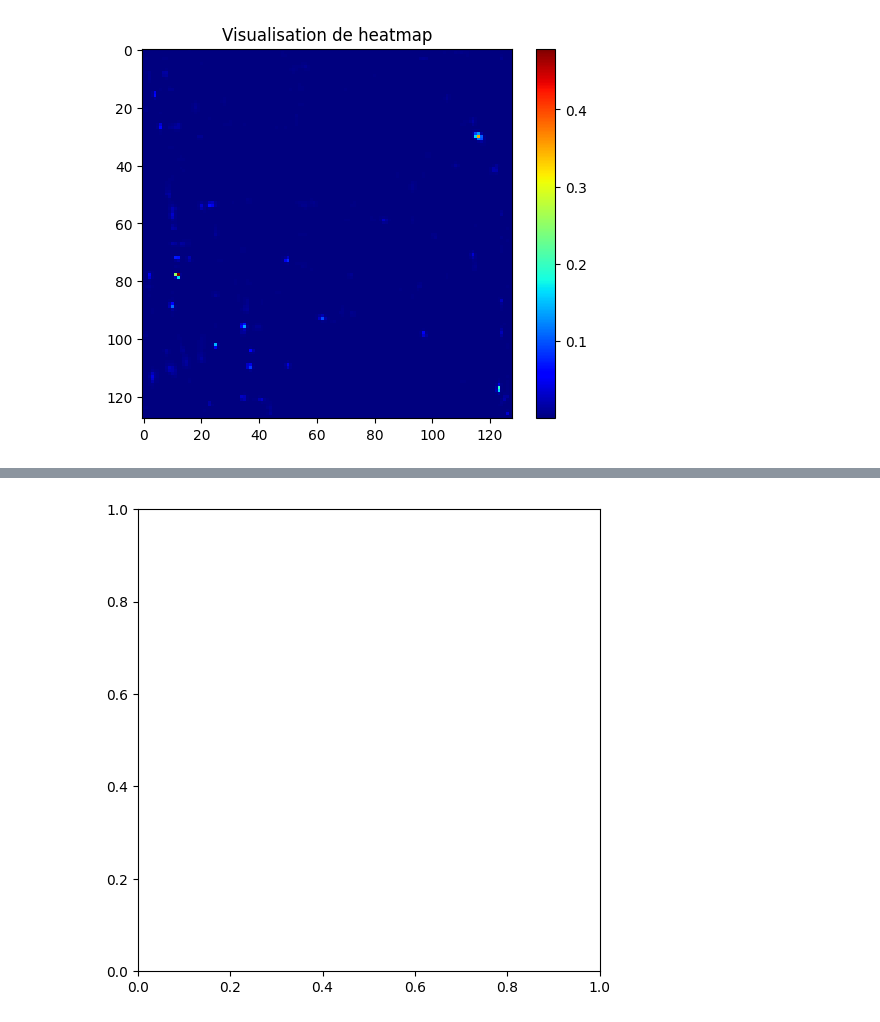
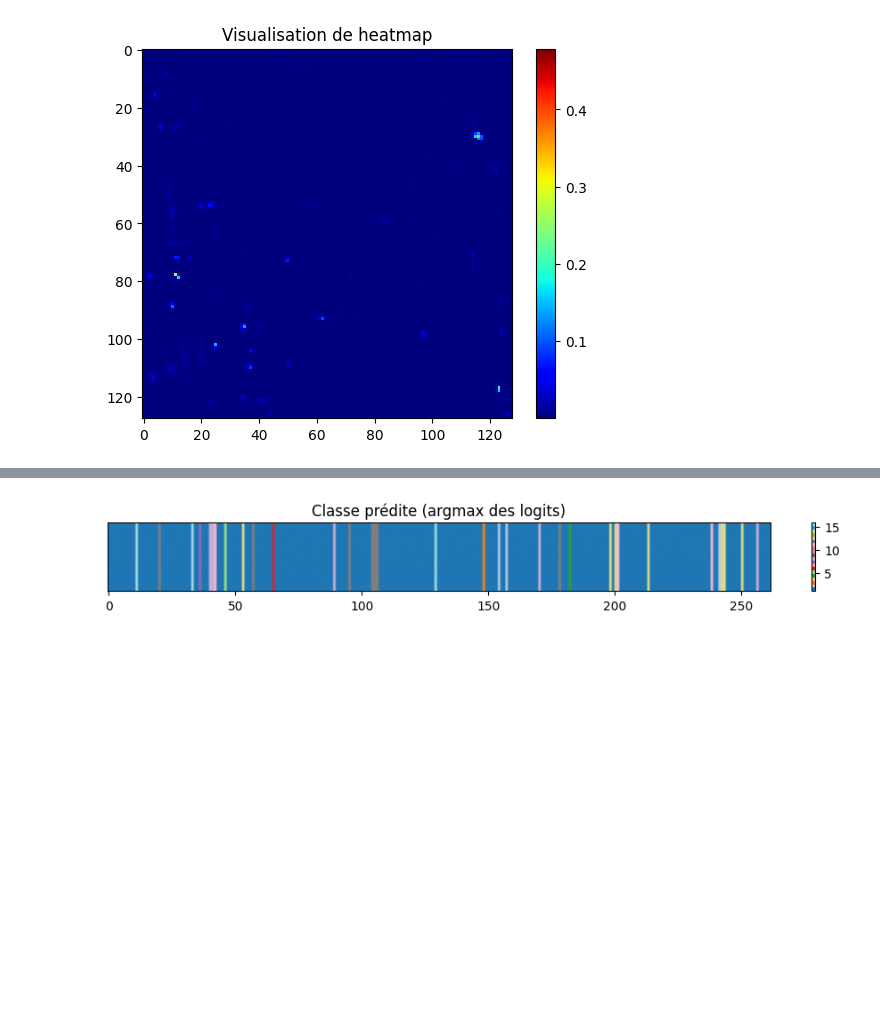
Before and after one commit to Antoine-Lesauvage/utae-paps, a Jupyter notebook: visualisation_npy.ipynb, the cells around one changed output, grey strips where cells are left out. Saved outputs shown, nothing was run; the diff lists cells and outputs as text; code cells hidden in the pictures; blank space fills up the shorter version.

```diff
--- a/visualisation_npy.ipynb
+++ b/visualisation_npy.ipynb
@@ -2,7 +2,8 @@
 import numpy as np
 
 # Charger le fichier
-data = np.load("preds/S2_10000_full_output_test.npy", allow_pickle=True).item()
+data = np.load("preds/0_best_fold_5.npy", allow_pickle=True).item()
 
 # Vérifier les clés
-print("Clés disponibles :", list(data.keys()))
+#print("Clés disponibles :", list(data.keys()))
+#print(data["fold_results"])
@@ -313,77 +327,11 @@ Shape des données: (1, 1, 128, 128)
 Valeurs min/max: 8.722364497337765e-10, 0.47876131534576416
 [figure]
 # %%
-import numpy as np
-import matplotlib.pyplot as plt
-from skimage import measure
-import matplotlib.patches as mpatches
-import matplotlib.colors as mcolors
-
-def plot_semantic_map(pano_semantic):
-    plt.figure(figsize=(8, 6))
-    plt.imshow(pano_semantic, cmap="tab20", interpolation="none")
-    plt.title("Carte sémantique (pano_semantic)")
-    plt.colorbar()
-    plt.axis("off")
-    plt.show()
-
-def plot_instance_map(pano_instance):
-    plt.figure(figsize=(8, 6))
-    plt.imshow(pano_instance, cmap="gist_ncar", interpolation="none")
-    plt.title("Carte d’instances (pano_instance)")
-    plt.colorbar()
-    plt.axis("off")
-    plt.show()
-
-def plot_instance_masks(instance_masks, instance_boxes, image_shape):
-    canvas = np.zeros(image_shape, dtype=np.uint8)
-    plt.figure(figsize=(10, 10))
-    ax = plt.gca()
-
-    for idx, (mask, box) in enumerate(zip(instance_masks, instance_boxes)):
-        if isinstance(mask, torch.Tensor):
-            mask = mask.cpu().numpy()
-        if mask.ndim == 3 and mask.shape[0] == 1:
-            mask = mask[0]  # remove batch dim
-        mask = (mask > 0.5).astype(np.uint8)
-        y1, x1, y2, x2 = map(int, box)
-
-        # Avoid shape mismatch
-        mask_resized = np.zeros((y2 - y1, x2 - x1), dtype=np.uint8)
-        mask_h, mask_w = mask.shape
-        mask_resized[:mask_h, :mask_w] = mask
-
-        canvas[y1:y2, x1:x2] += mask_resized * (idx + 1)
-
-        # Contours
-        contours = measure.find_contours(mask_resized, 0.5)
-        for contour in contours:
-            contour[:, 0] += y1
-            contour[:, 1] += x1
-            ax.plot(contour[:, 1], contour[:, 0], linewidth=1.5)
-
-    ax.imshow(canvas, cmap="nipy_spectral")
-    plt.title("Masques d’instance avec contours")
-    plt.axis("off")
-    plt.show()
-
-def plot_heatmap(data, title):
-    plt.figure(figsize=(8, 6))
-    plt.imshow(data, cmap="inferno")
-    plt.title(title)
-    plt.colorbar()
-    plt.axis("off")
-    plt.show()
-
-# Exemple d'utilisation :
-output = np.load("preds/1_full_output.npy", allow_pickle=True).item()
-
-plot_semantic_map(output["pano_semantic"][0])
-plot_instance_map(output["pano_instance"][0])
-plot_heatmap(output["confidence"][0], "Confidence")
-plot_heatmap(output["centerness"][0], "Centerness")
-plot_heatmap(output["size"][0], "Size")
-
-image_shape = output["pano_semantic"][0].shape
-plot_instance_masks(output["instance_masks"], output["instance_boxes"], image_shape)
+preds = np.argmax(data["semantic"], axis=1)  # shape (N,)
+plt.figure(figsize=(12, 1))
+plt.imshow(preds[np.newaxis, :], cmap="tab20", aspect="auto")
+plt.title("Classe prédite (argmax des logits)")
+plt.yticks([])
+plt.colorbar()
+plt.show()
 # %% [output]
@@ -391 +338 @@ TypeError: Invalid shape (20, 256, 384) for image data
-[figure, old version]
+[figure, new version]
```
Also changed, not shown: parts of 7 cells of this notebook, 16 other files.
